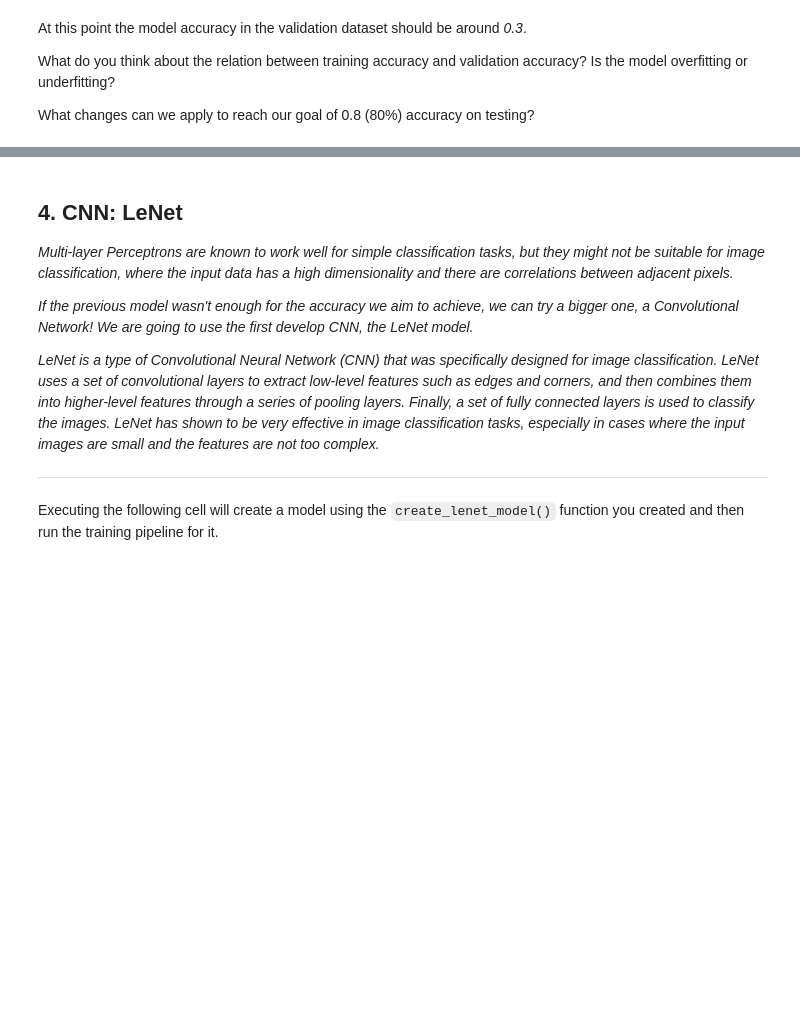
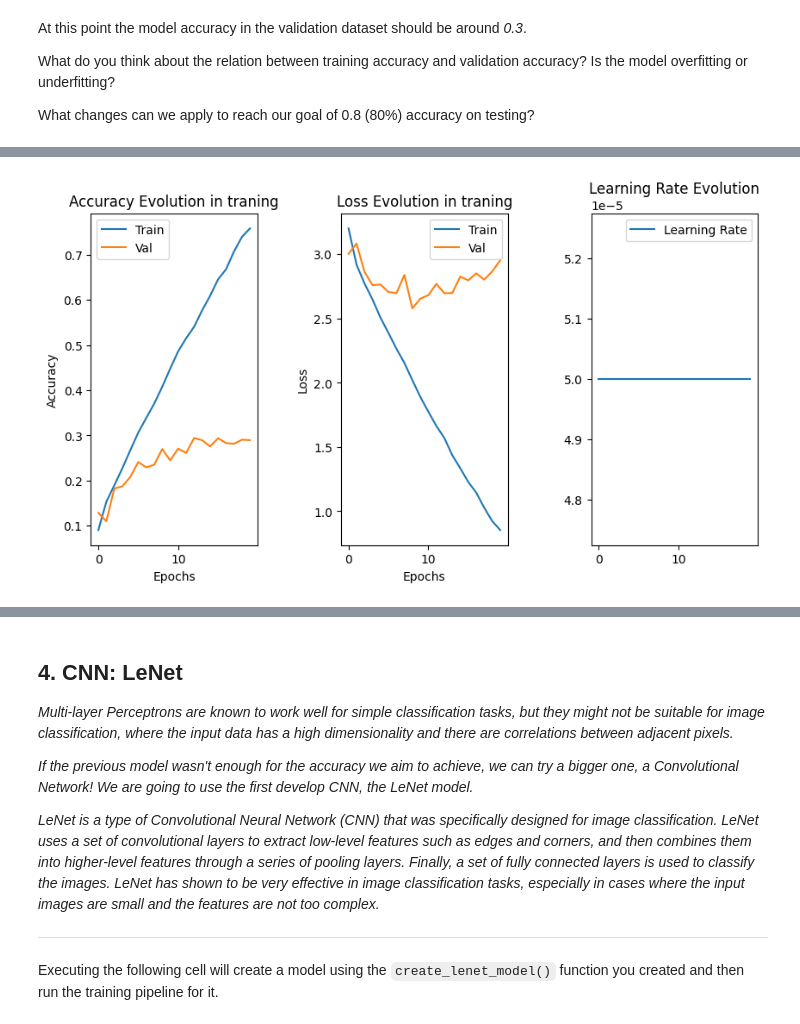
Before and after one commit to anvasquezre/movie_recommendation_system, a Jupyter notebook: AnyoneAI - Sprint Project 04.ipynb, the cells around one changed output, grey strips where cells are left out. Saved outputs shown, nothing was run; the diff lists cells and outputs as text; code cells hidden in the pictures; blank space fills up the shorter version.

```diff
--- a/AnyoneAI - Sprint Project 04.ipynb
+++ b/AnyoneAI - Sprint Project 04.ipynb
@@ -292,0 +444,7 @@ What changes can we apply to reach our goal of 0.8 (80%) accuracy on testing?
+# %%
+fig, ax = plt.subplots(1,3, figsize=(10,5), gridspec_kw={"wspace": 0.5 , "hspace": 0.5})
+plot_training(history,"accuracy",ax[0])
+plot_training(history,"loss",ax[1])
+plot_training(history,"lr", ax[2])
+# %% [output]
+[figure, added]
```
Also changed, not shown: parts of 38 cells of this notebook, 4 other files.
